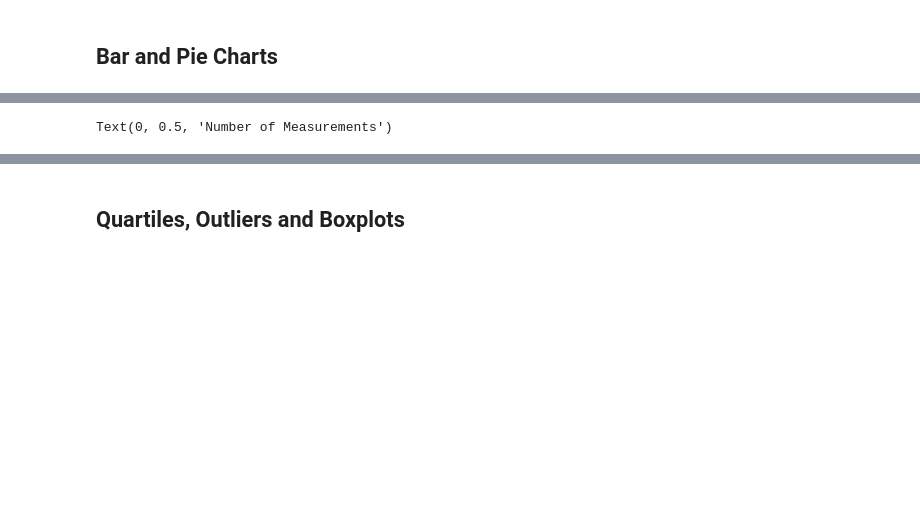
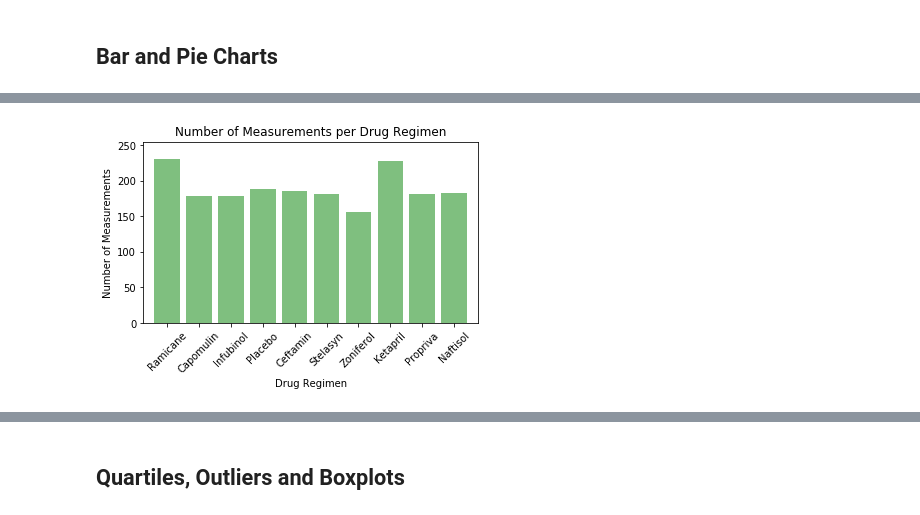
Before and after one commit to kflores56/Pharmaceutical-Analysis, a Jupyter notebook: Pymaceuticals/pymaceuticals_starter.ipynb, the cells around one changed output, grey strips where cells are left out. Drawn from its saved outputs; the diff is of its cells as text; code cells hidden in the pictures; blank space fills up the shorter version.

Commit message:
completed bar and pie charts

```diff
--- a/Pymaceuticals/pymaceuticals_starter.ipynb
+++ b/Pymaceuticals/pymaceuticals_starter.ipynb
@@ -143,7 +143,7 @@ drug_count = [230, 178, 178, 188, 186, 181, 156, 228, 181, 182]
 x_axis = np.arange(len(drug_count))
 
 #Create bar chart
-drug_count_chart1 = plt.bar(x_axis, drug_count, color='g', alpha=0.5, align="center")
+plt.bar(x_axis, drug_count, color='g', alpha=0.5, align="center")
 
 # Create list for labels
 tick_locations = [value for value in x_axis]
@@ -160,4 +160,6 @@ plt.gcf().subplots_adjust(bottom=0.25)
 plt.title("Number of Measurements per Drug Regimen")
 plt.xlabel("Drug Regimen")
 plt.ylabel("Number of Measurements")
+
+plt.show()
 # %% [output]
@@ -166,2 +166,2 @@ plt.ylabel("Number of Measurements")
-Text(0, 0.5, 'Number of Measurements')
+[figure, added]
 # %%
```
Also changed, not shown: parts of 6 cells of this notebook.
